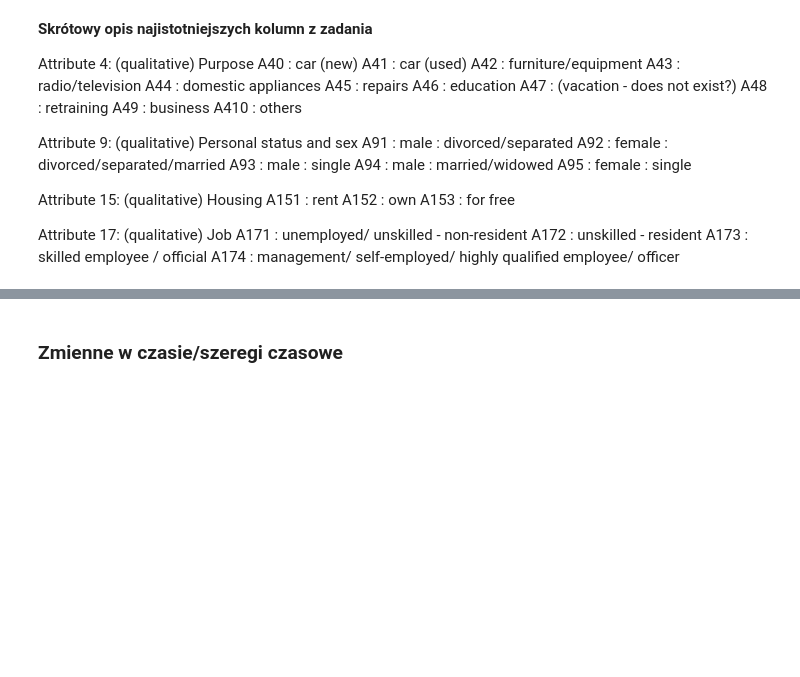
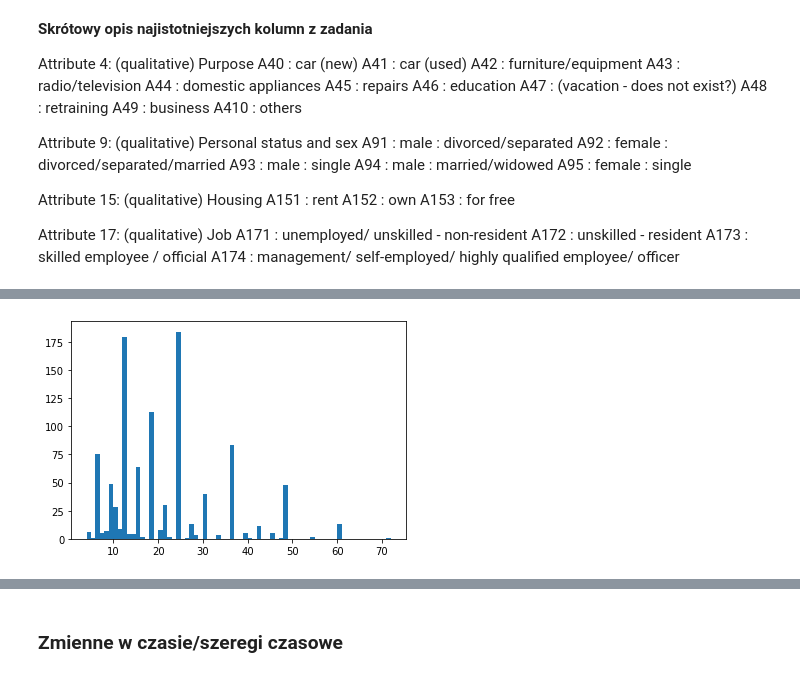
Before and after one commit to MalgosiaL/stat_prob_2020_10, a Jupyter notebook: sobota_lab.ipynb, the cells around one changed output, grey strips where cells are left out. Cells and saved outputs as stored; diff of their text form; code cells hidden in the pictures; blank space fills up the shorter version.

```diff
--- a/sobota_lab.ipynb
+++ b/sobota_lab.ipynb
@@ -703,0 +728,7 @@ df_zad = pd.read_table("http://archive.ics.uci.edu/ml/machine-learning-databases
+# %%
+# trochę za dużo bin/koszyk/przedział
+b = df_zad['duration'].max() - df_zad['duration'].min()
+plt.hist(df_zad['duration'], bins=b)
+plt.show()
+# %% [output]
+[figure, added]
```
Also changed, not shown: parts of 20 cells of this notebook.
